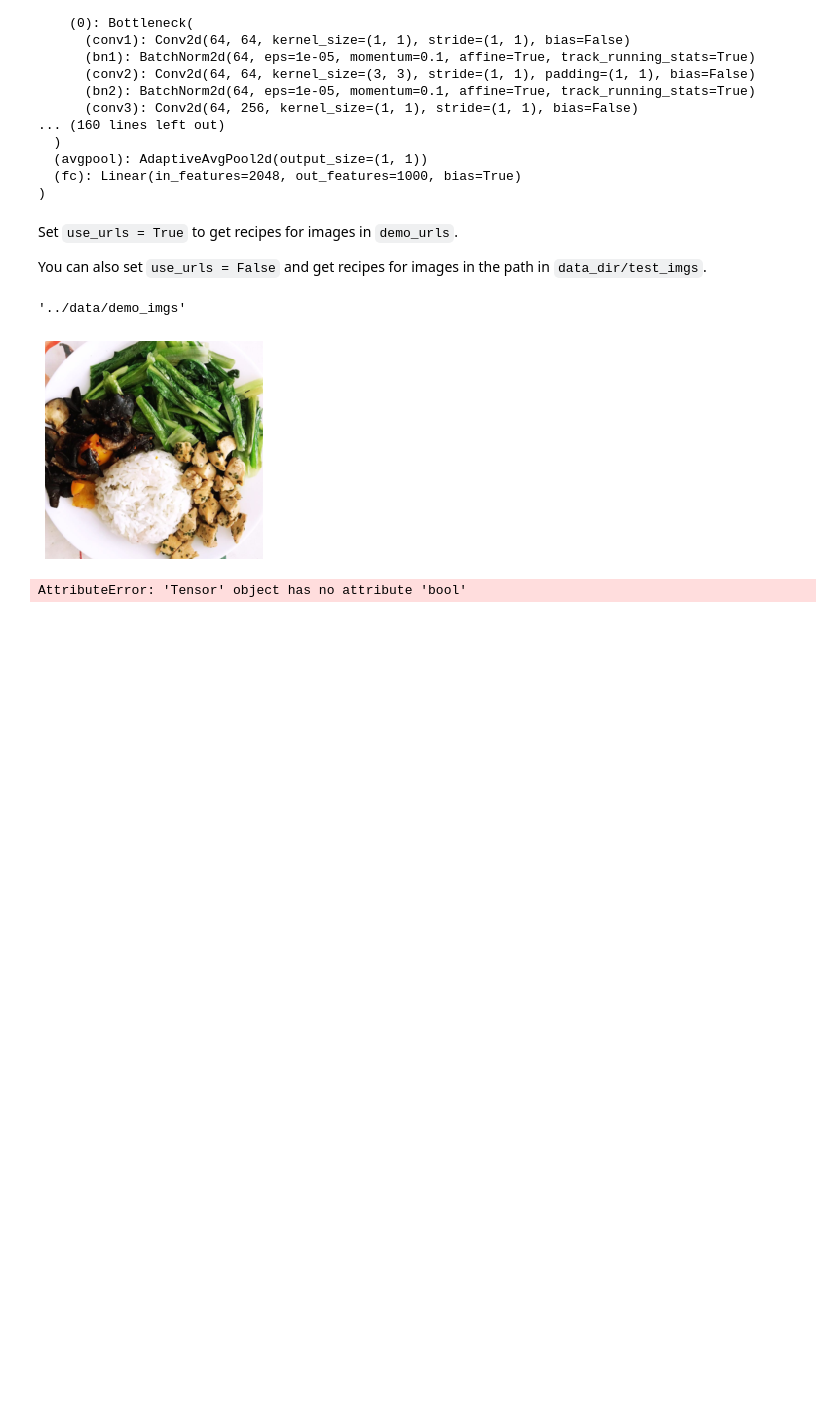
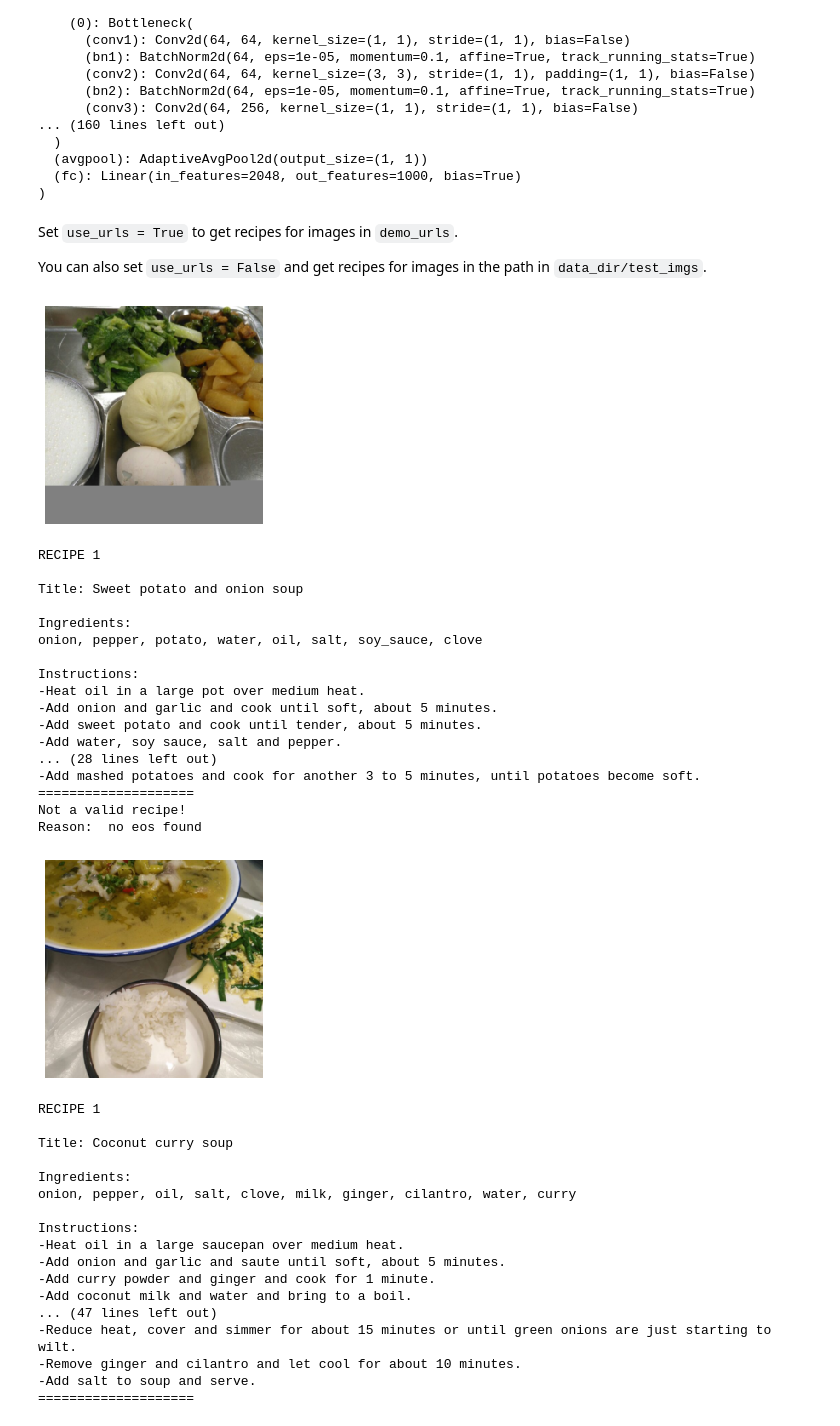
Before and after one commit to eganlau/inversecooking, a Jupyter notebook: src/demo-v2.ipynb, the cells around one changed output. Drawn from its saved outputs; the diff is of its cells as text; code cells hidden in the pictures; blank space fills up the shorter version.

```diff
--- a/src/demo-v2.ipynb
+++ b/src/demo-v2.ipynb
@@ -181,7 +178,7 @@ import random
 from collections import Counter
 use_urls = False # set to true to load images from demo_urls instead of those in test_imgs folder
 show_anyways = False #if True, it will show the recipe even if it's not valid
-image_folder = os.path.join(data_dir, 'demo_imgs')
+image_folder = os.path.join(data_dir, 'demo_imgs/fittime')
 
 if not use_urls:
     demo_imgs = os.listdir(image_folder)
@@ -191,7 +188,3 @@ demo_urls = ['https://food.fnr.sndimg.com/content/dam/images/food/fullset/2013/1
             'https://www.196flavors.com/wp-content/uploads/2014/10/california-roll-3-FP.jpg']
 
 demo_files = demo_urls if use_urls else demo_imgs
-# %%
-image_folder
-# %% [output]
-'../data/demo_imgs'
@@ -207,7 +203,7 @@ for img_file in demo_files:
 
     transf_list = []
     transf_list.append(transforms.Resize(256))
-    transf_list.append(transforms.CenterCrop(224))
+    transf_list.append(transforms.CenterCrop(256))
     transform = transforms.Compose(transf_list)
 
     image_transf = transform(image)
@@ -225,32 +221,66 @@ for img_file in demo_files:
                                    temperature=temperature, beam=beam[i], true_ingrs=None)
 
         ingr_ids = outputs['ingr_ids'].cpu().numpy()
         recipe_ids = outputs['recipe_ids'].cpu().numpy()
 
         outs, valid = prepare_output(recipe_ids[0], ingr_ids[0], ingrs_vocab, vocab)
 
         if valid['is_valid'] or show_anyways:
 
             print ('RECIPE', num_valid)
             num_valid+=1
             #print ("greedy:", greedy[i], "beam:", beam[i])
 
             BOLD = '\033[1m'
             END = '\033[0m'
             print (BOLD + '\nTitle:' + END,outs['title'])
 
             print (BOLD + '\nIngredients:'+ END)
             print (', '.join(outs['ingrs']))
 
             print (BOLD + '\nInstructions:'+END)
             print ('-'+'\n-'.join(outs['recipe']))
 
             print ('='*20)
 
         else:
             pass
             print ("Not a valid recipe!")
             print ("Reason: ", valid['reason'])
 # %% [output]
-[figure, old version]
+[figure, new version]
-AttributeError: 'Tensor' object has no attribute 'bool'
+RECIPE 1
+
+Title: Sweet potato and onion soup
+
+Ingredients:
+onion, pepper, potato, water, oil, salt, soy_sauce, clove
+
+Instructions:
+-Heat oil in a large pot over medium heat.
+-Add onion and garlic and cook until soft, about 5 minutes.
+-Add sweet potato and cook until tender, about 5 minutes.
+-Add water, soy sauce, salt and pepper.
+... (28 lines left out)
+-Add mashed potatoes and cook for another 3 to 5 minutes, until potatoes become soft.
+====================
+Not a valid recipe!
+Reason:  no eos found
+[figure, added]
+RECIPE 1
+
+Title: Coconut curry soup
+
+Ingredients:
+onion, pepper, oil, salt, clove, milk, ginger, cilantro, water, curry
+
+Instructions:
+-Heat oil in a large saucepan over medium heat.
+-Add onion and garlic and saute until soft, about 5 minutes.
+-Add curry powder and ginger and cook for 1 minute.
+-Add coconut milk and water and bring to a boil.
+... (47 lines left out)
+-Reduce heat, cover and simmer for about 15 minutes or until green onions are just starting to wilt.
+-Remove ginger and cilantro and let cool for about 10 minutes.
+-Add salt to soup and serve.
+====================
```
Also changed, not shown: parts of 5 cells of this notebook, 9 other files.
